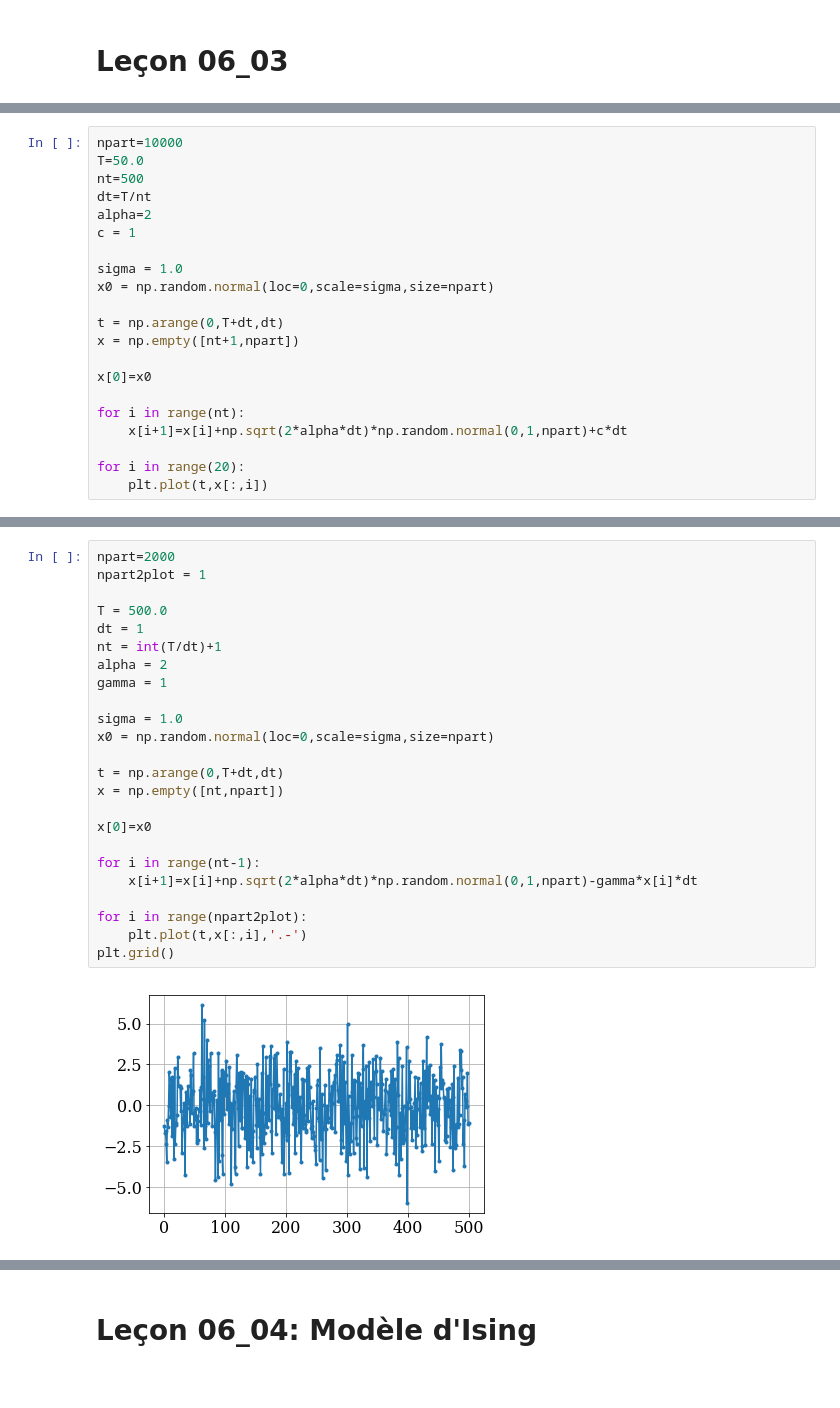
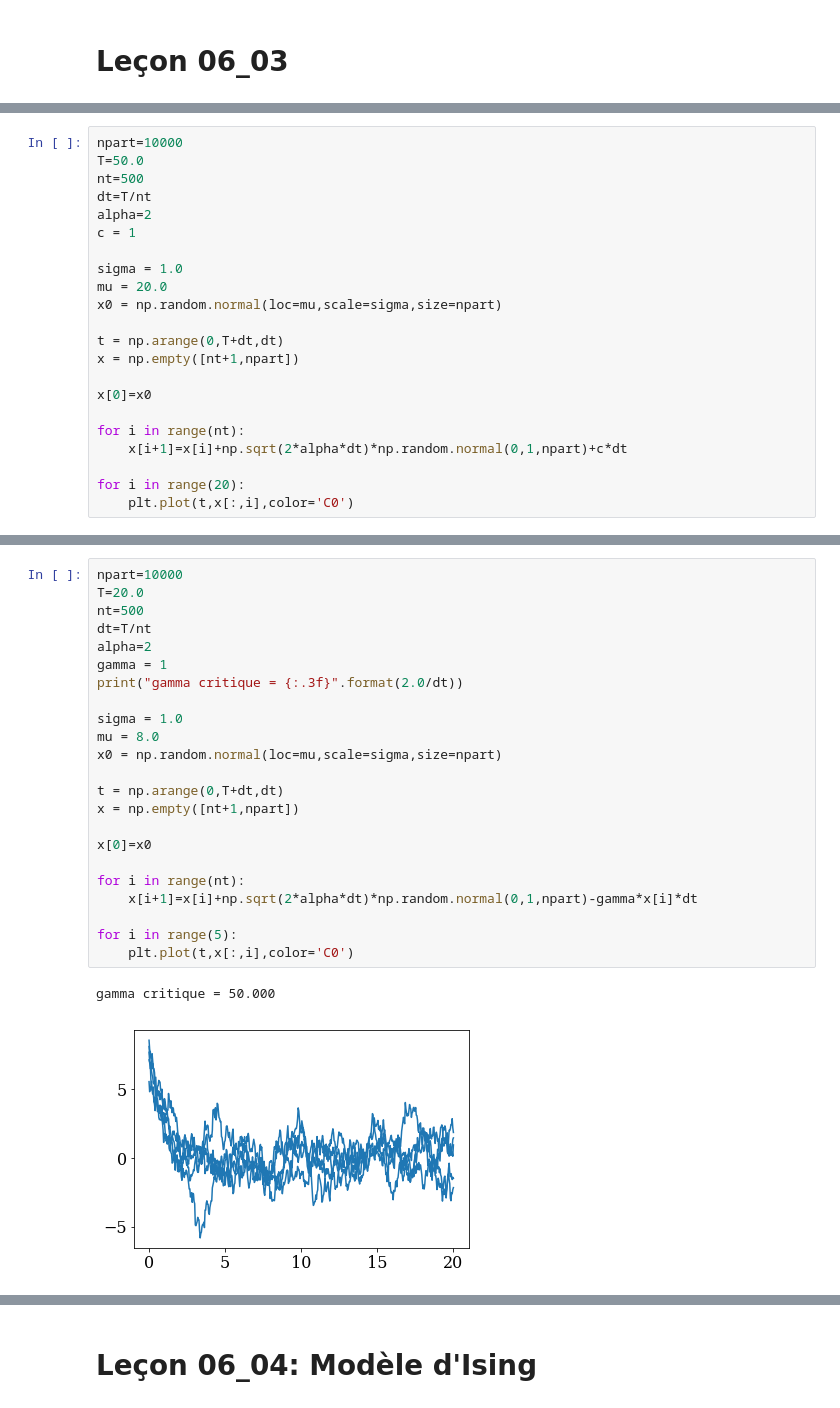
Before and after one commit to ceschoon/Travail-PHYS-F-303, a Jupyter notebook: Travail_PHYS-F-303_MJ_CS.ipynb, the cells around one changed output, grey strips where cells are left out. Drawn from its saved outputs; the diff is of its cells as text.

```diff
--- a/Travail_PHYS-F-303_MJ_CS.ipynb
+++ b/Travail_PHYS-F-303_MJ_CS.ipynb
@@ -179,7 +206,8 @@ alpha=2
 c = 1
 
 sigma = 1.0
-x0 = np.random.normal(loc=0,scale=sigma,size=npart)
+mu = 20.0
+x0 = np.random.normal(loc=mu,scale=sigma,size=npart)
 
 t = np.arange(0,T+dt,dt)
 x = np.empty([nt+1,npart])
@@ -190,5 +218,5 @@ for i in range(nt):
     x[i+1]=x[i]+np.sqrt(2*alpha*dt)*np.random.normal(0,1,npart)+c*dt
 
 for i in range(20):
-    plt.plot(t,x[:,i])
+    plt.plot(t,x[:,i],color='C0')
 # %% [output]
@@ -200,26 +309,26 @@ On remarque une translation générale des particules vers les $x$ positifs si $
 # %%
-npart=2000
-npart2plot = 1
-
-T = 500.0
-dt = 1
-nt = int(T/dt)+1
-alpha = 2
+npart=10000
+T=20.0
+nt=500
+dt=T/nt
+alpha=2
 gamma = 1
+print("gamma critique = {:.3f}".format(2.0/dt))
 
 sigma = 1.0
-x0 = np.random.normal(loc=0,scale=sigma,size=npart)
+mu = 8.0
+x0 = np.random.normal(loc=mu,scale=sigma,size=npart)
 
 t = np.arange(0,T+dt,dt)
-x = np.empty([nt,npart])
+x = np.empty([nt+1,npart])
 
 x[0]=x0
 
-for i in range(nt-1):
+for i in range(nt):
     x[i+1]=x[i]+np.sqrt(2*alpha*dt)*np.random.normal(0,1,npart)-gamma*x[i]*dt
 
-for i in range(npart2plot):
-    plt.plot(t,x[:,i],'.-')
-plt.grid()
+for i in range(5):
+    plt.plot(t,x[:,i],color='C0')
 # %% [output]
+gamma critique = 50.000
-[figure, old version]
+[figure, new version]
```
Also changed, not shown: parts of 16 cells of this notebook.
